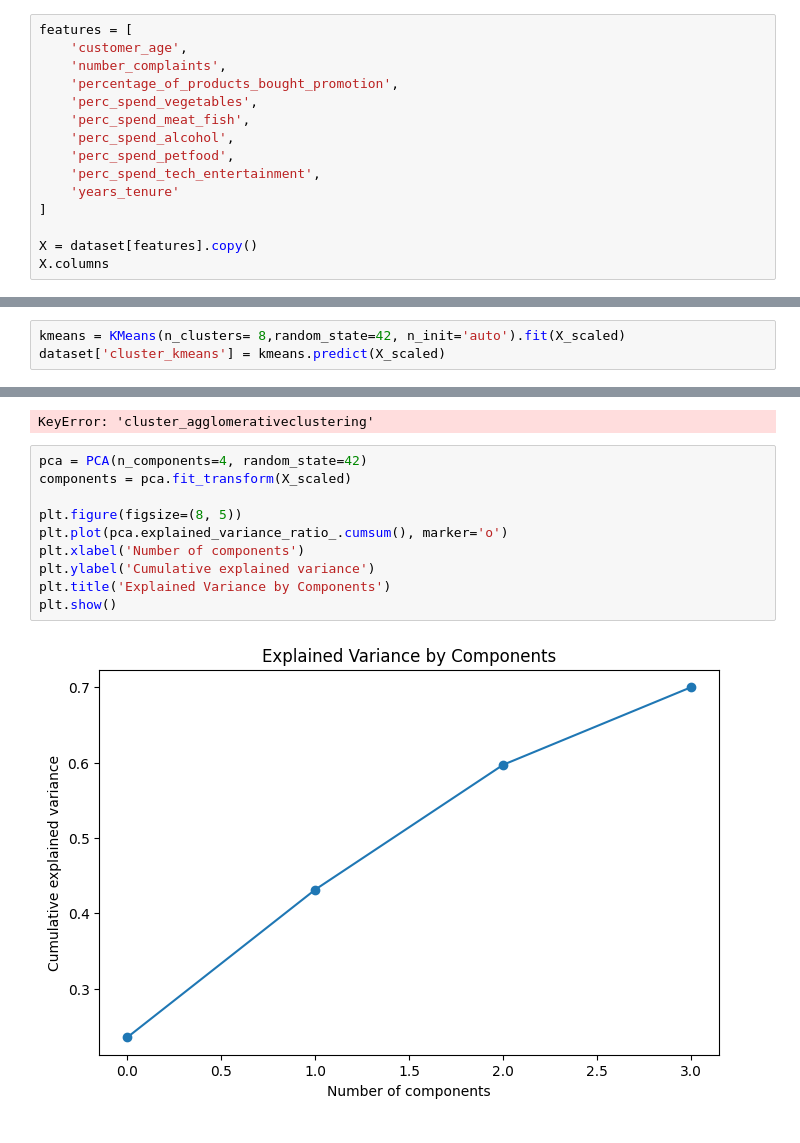
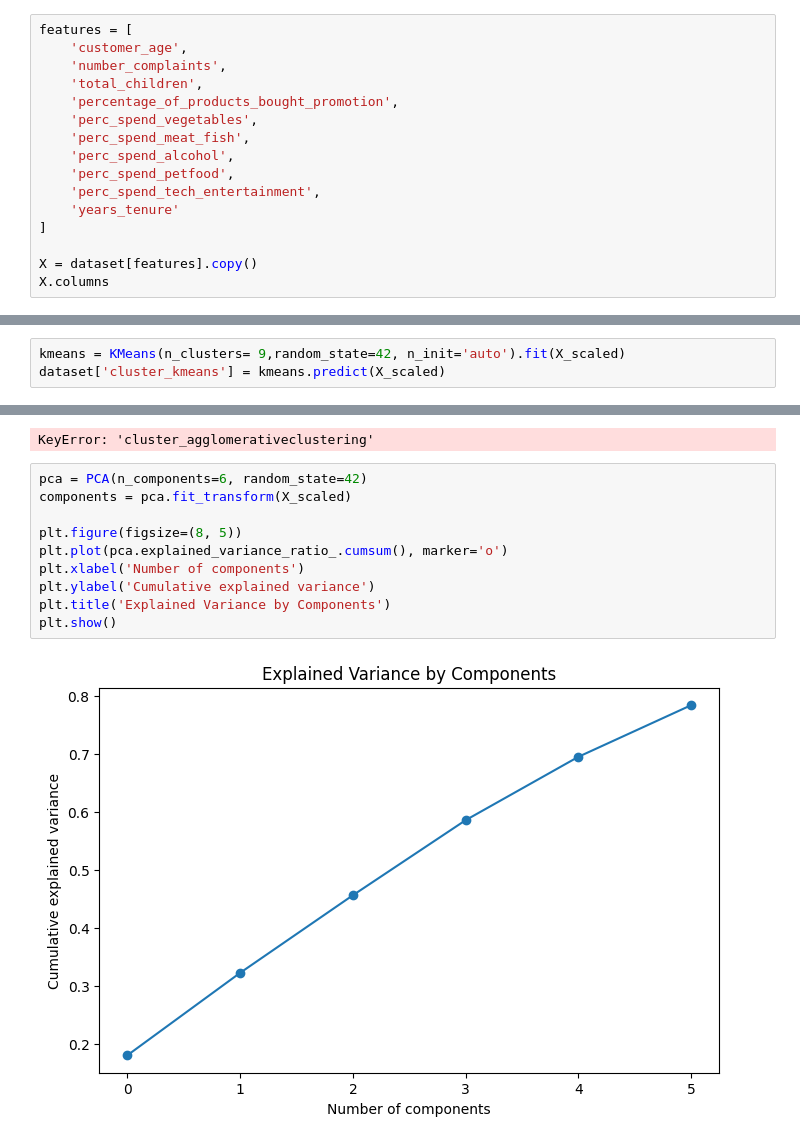
Before and after one commit to tiago2806/ml_project, a Jupyter notebook: notebooks/03_modelling.ipynb, the cells around one changed output, grey strips where cells are left out. Saved outputs shown, nothing was run; the diff lists cells and outputs as text.

Commit message:
new clusters ig

```diff
--- a/notebooks/03_modelling.ipynb
+++ b/notebooks/03_modelling.ipynb
@@ -61,6 +61,7 @@ Index(['customer_name', 'customer_gender', 'customer_age', 'education_level',
 features = [
     'customer_age',
     'number_complaints',
+    'total_children',
     'percentage_of_products_bought_promotion',
     'perc_spend_vegetables',
     'perc_spend_meat_fish',
@@ -141,7 +140,7 @@ k=10 | silhouette=0.1749
 [figure]
 [figure]
 # %%
-kmeans = KMeans(n_clusters= 8,random_state=42, n_init='auto').fit(X_scaled)
+kmeans = KMeans(n_clusters= 9,random_state=42, n_init='auto').fit(X_scaled)
 dataset['cluster_kmeans'] = kmeans.predict(X_scaled)
 # %%
 dataset["cluster_kmeans"].value_counts()
@@ -273,17 +295,17 @@ pd.DataFrame(
 # %% [output]
 KeyError: 'cluster_agglomerativeclustering'
 # %%
-pca = PCA(n_components=4, random_state=42)
+pca = PCA(n_components=6, random_state=42)
 components = pca.fit_transform(X_scaled)
 
 plt.figure(figsize=(8, 5))
 plt.plot(pca.explained_variance_ratio_.cumsum(), marker='o')
 plt.xlabel('Number of components')
 plt.ylabel('Cumulative explained variance')
 plt.title('Explained Variance by Components')
 plt.show()
 # %% [output]
-[figure, old version]
+[figure, new version]
 # %%
 plot_2d_with_classes(dataset['cluster_kmeans'],components)
 # %% [output]
```
Also changed, not shown: parts of 15 cells of this notebook.
